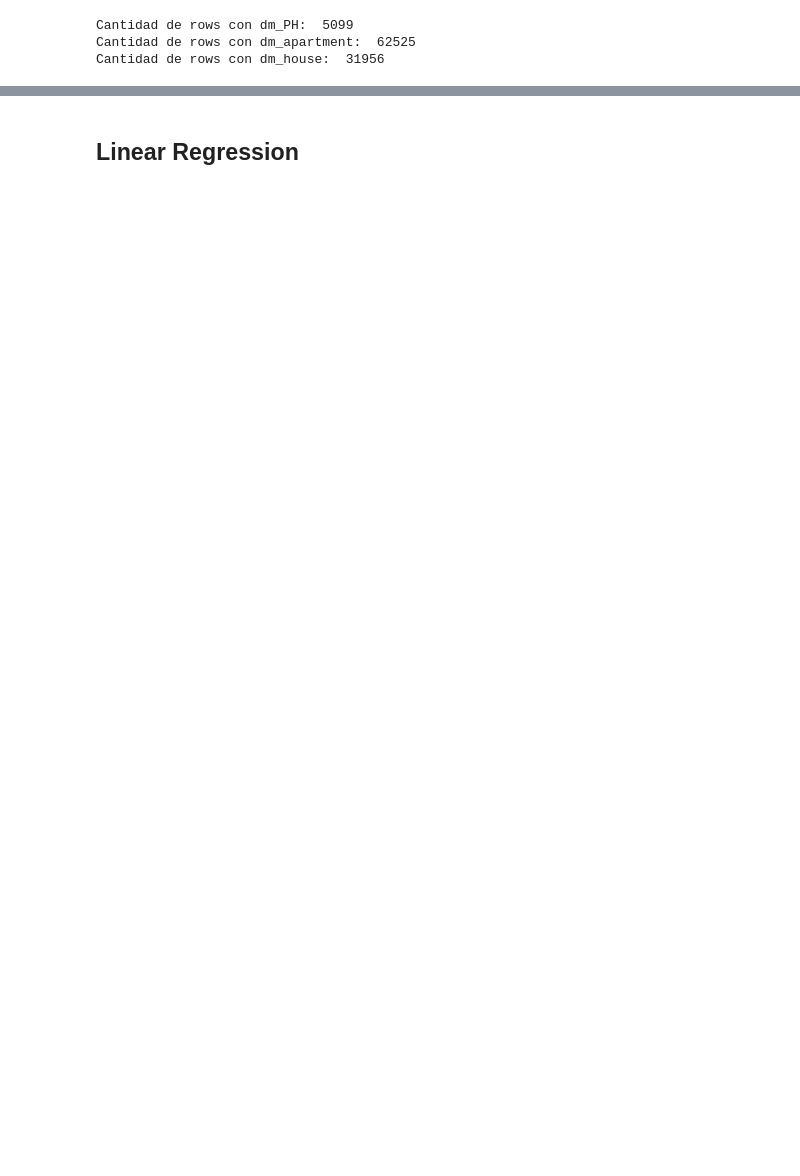
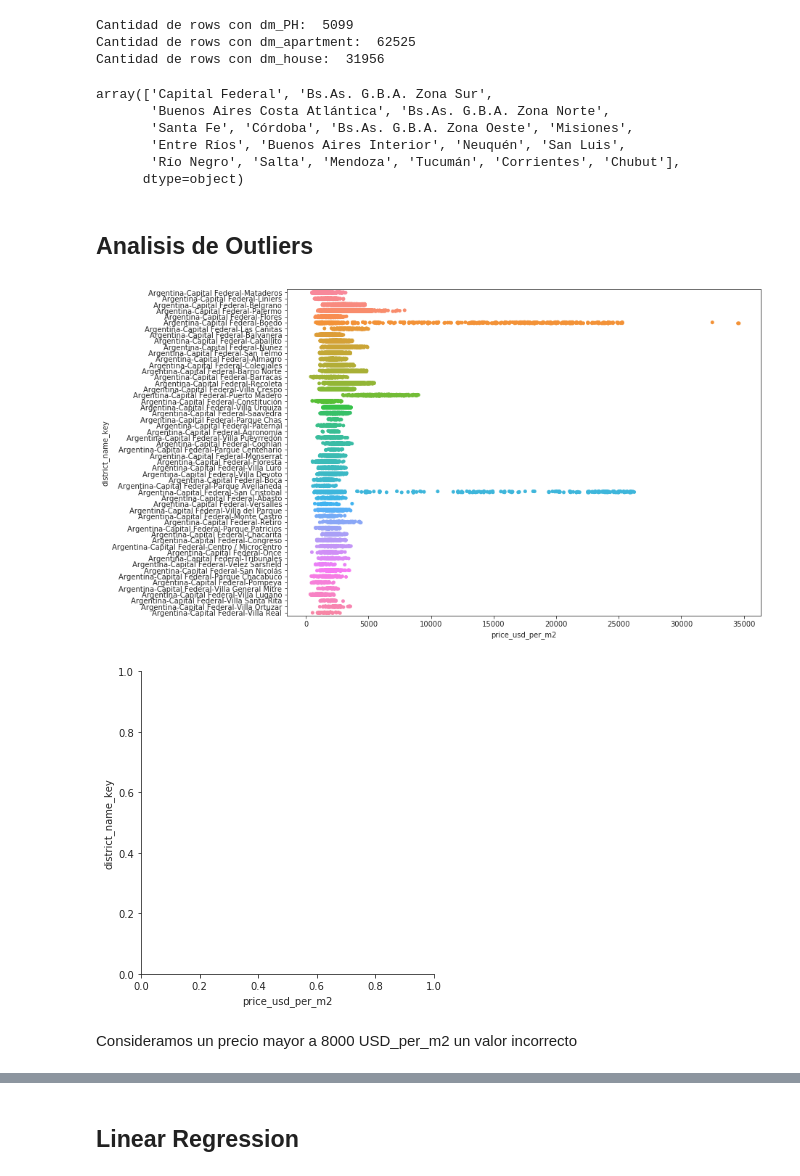
Before and after one commit to rgvillar/properati, a Jupyter notebook: Grupo7_Dummies_y_ML.ipynb, the cells around one changed output, grey strips where cells are left out. Cells and saved outputs as stored; diff of their text form; code cells hidden in the pictures; blank space fills up the shorter version.

```diff
--- a/Grupo7_Dummies_y_ML.ipynb
+++ b/Grupo7_Dummies_y_ML.ipynb
@@ -53,3 +62,19 @@ def new_dummy_from_included(dfprop_aux_,word_):
 
 def print_dummy_count_rows(dfprop_aux_p,word_p):
     print('Cantidad de rows con '+word_p+": ",dfprop_aux_p.loc[dfprop_aux_p[word_p]==1,'operation'].count())
+# %%
+def generate_dummies_per_location(dfprop_aux):
+    total_district_name_key=len(dfprop_aux['district_name_key'].unique())
+    i=1
+    for district_name_key in dfprop_aux['district_name_key'].unique():
+        #print(str(i)+" de "+str(total_district_name_key)+" - Generando Dummy para localidad: "+district_name_key)
+        dfprop_aux=new_dummy_from_included_in_column(dfprop_aux,'district_name_key',district_name_key)
+        i+=1
+    return dfprop_aux
+# %%
+def plot_price_dispersion(dfprop_plot):
+    sns.set_style('ticks')
+    fig, ax = plt.subplots()
+    # the size of A4 paper
+    fig.set_size_inches(11.7, 8.27)
+    sns.catplot(y="district_name_key", x="price_usd_per_m2", data=dfprop_plot,ax=ax);
@@ -65,3 +122,12 @@ print_dummy_count_rows(dfprop,'dm_house')
 Cantidad de rows con dm_PH:  5099
 Cantidad de rows con dm_apartment:  62525
 Cantidad de rows con dm_house:  31956
+# %%
+dfprop['state_name'].unique()
+# %% [output]
+array(['Capital Federal', 'Bs.As. G.B.A. Zona Sur',
+       'Buenos Aires Costa Atlántica', 'Bs.As. G.B.A. Zona Norte',
+       'Santa Fe', 'Córdoba', 'Bs.As. G.B.A. Zona Oeste', 'Misiones',
+       'Entre Ríos', 'Buenos Aires Interior', 'Neuquén', 'San Luis',
+       'Río Negro', 'Salta', 'Mendoza', 'Tucumán', 'Corrientes', 'Chubut'],
+      dtype=object)
@@ -68 +136,12 @@ Cantidad de rows con dm_house:  31956
+# %%
+dfprop=generate_dummies_per_location(dfprop)
+# %% [markdown]
+## Analisis de Outliers
+# %%
+plot_price_dispersion(dfprop)
+# %% [output]
+[figure, added]
+[figure, added]
+# %% [markdown]
+Consideramos un precio mayor a 8000 USD_per_m2 un valor incorrecto
 # %%
```
Also changed, not shown: parts of 64 cells of this notebook.
